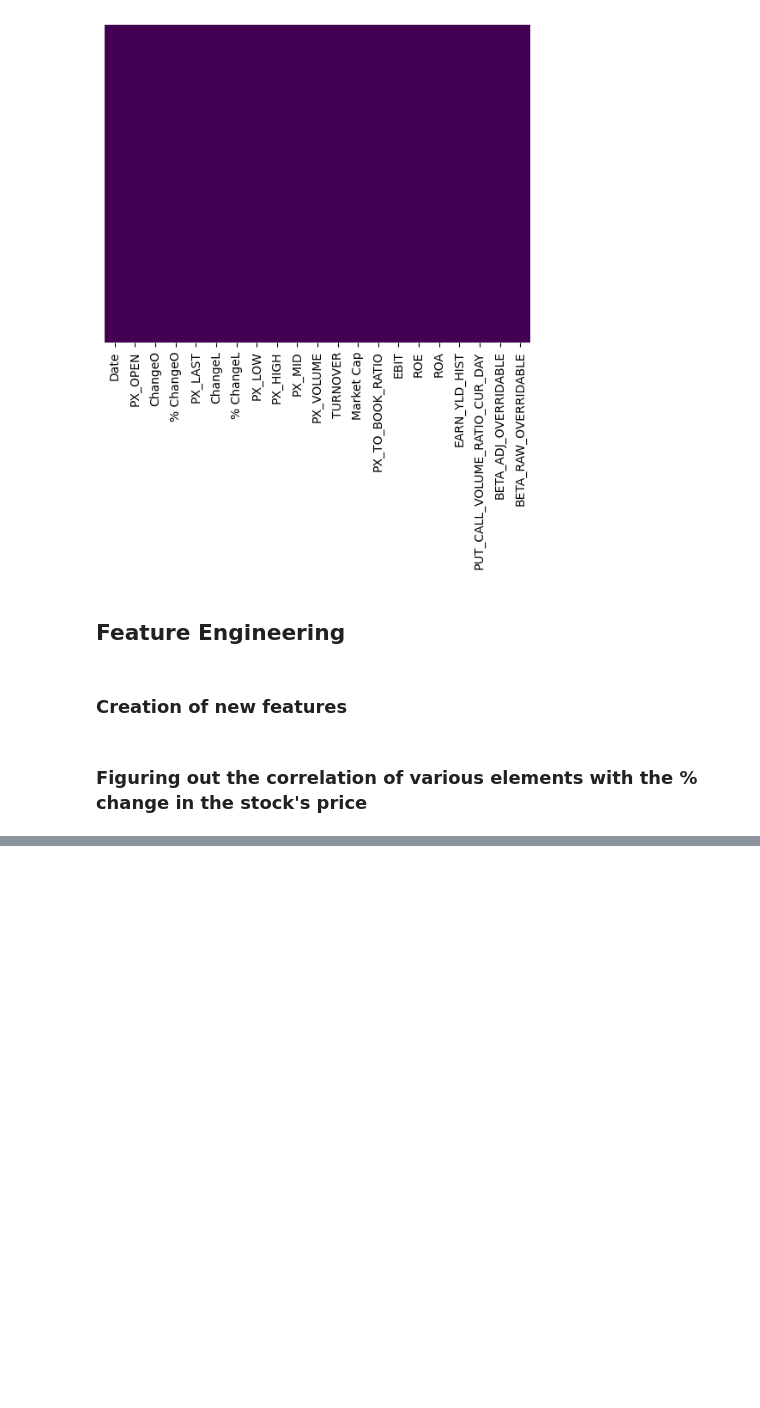
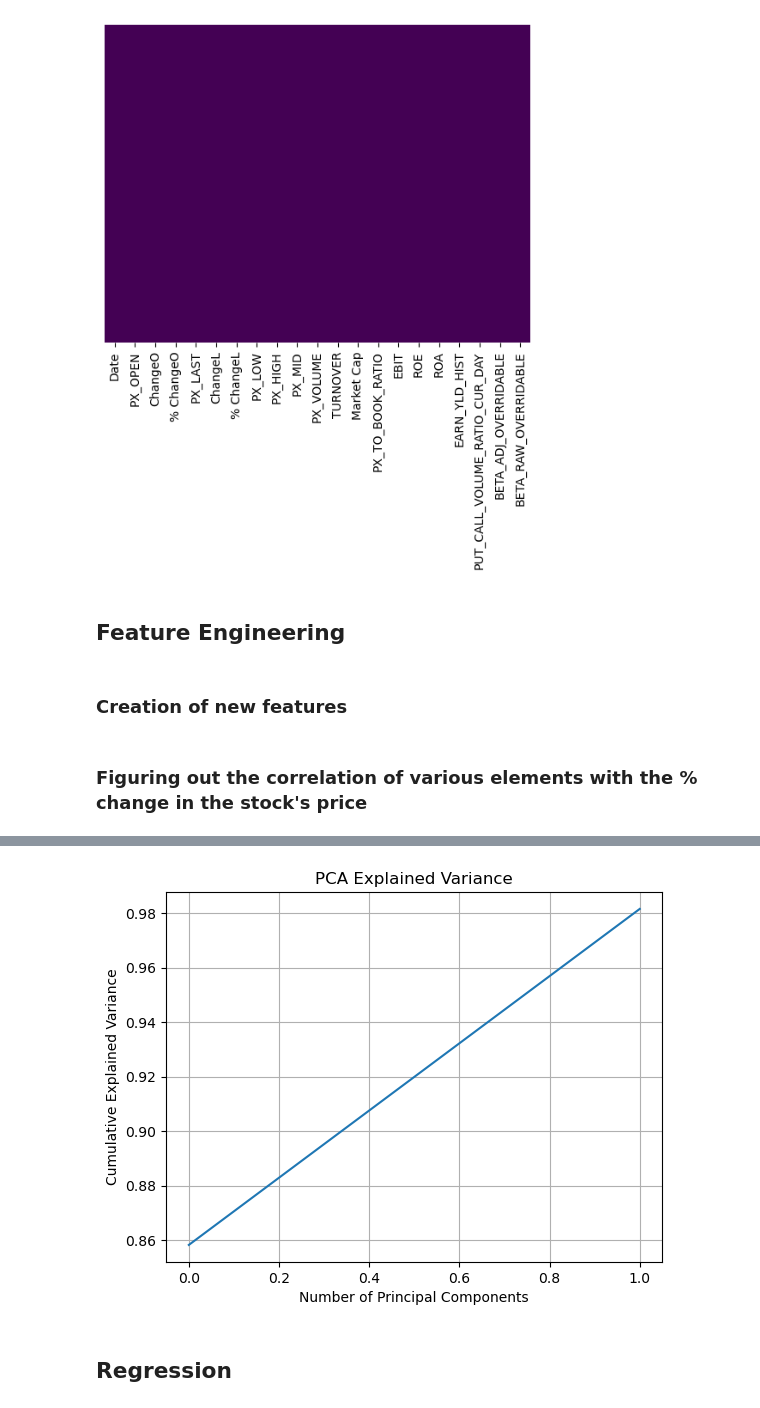
Before and after one commit to raresmanta/StockReturnPredictionProject, a Jupyter notebook: Project.ipynb, the cells around one changed output, grey strips where cells are left out. Saved outputs shown, nothing was run; the diff lists cells and outputs as text; code cells hidden in the pictures; blank space fills up the shorter version.

```diff
--- a/Project.ipynb
+++ b/Project.ipynb
@@ -151,0 +121,42 @@ plt.show()
+# %%
+import numpy as np
+from sklearn.decomposition import PCA
+from sklearn.preprocessing import StandardScaler
+from sklearn.model_selection import train_test_split
+
+# Excluding '% ChangeL' column from the dataset
+X = df.drop(columns=['% ChangeL'])
+y = df['% ChangeL']  # The target
+
+# Filter features based on correlation threshold
+corr_matrix = df.corr()
+low_corr_threshold = 0.04  # Threshold for correlation
+high_corr_features = corr_matrix.index[(abs(corr_matrix['% ChangeL']) >= low_corr_threshold)]
+low_corr_features = corr_matrix.index[(abs(corr_matrix['% ChangeL']) < low_corr_threshold)]
+
+# Separate high and low correlation features
+X_high_corr = df[high_corr_features].drop(columns=['% ChangeL'])  # Keep only high-correlation features
+X_low_corr = df[low_corr_features]  # Low-correlation features
+
+# Apply PCA to the low-correlation features
+scaler = StandardScaler()  # Standardize the low-correlation features for PCA
+X_low_corr_scaled = scaler.fit_transform(X_low_corr)
+
+# Perform PCA keeping 95% of the variance
+pca = PCA(n_components=0.95)
+X_low_corr_pca = pca.fit_transform(X_low_corr_scaled)
+
+# Combine high-correlation features with PCA components
+X_combined = np.hstack((X_high_corr, X_low_corr_pca))
+# %%
+#Plotting the PCA graph
+plt.plot(np.cumsum(pca.explained_variance_ratio_))
+plt.xlabel('Number of Principal Components')
+plt.ylabel('Cumulative Explained Variance')
+plt.title('PCA Explained Variance')
+plt.grid(True)
+plt.show()
+# %% [output]
+[figure, added]
+# %% [markdown]
+## Regression
```
Also changed, not shown: parts of 7 cells of this notebook.
